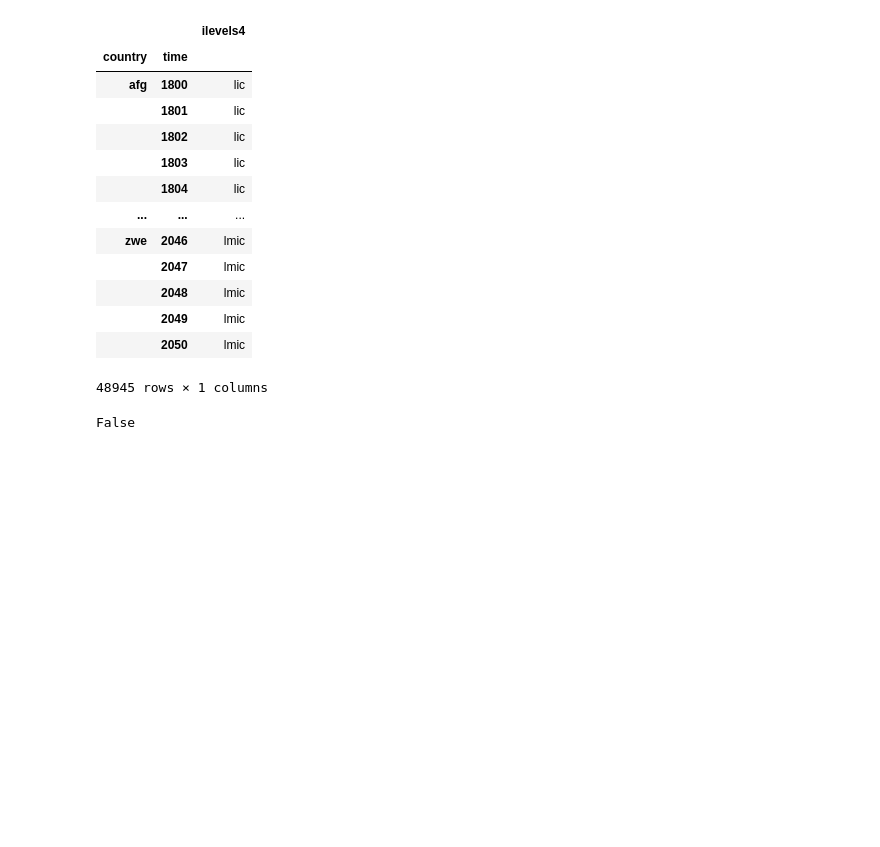
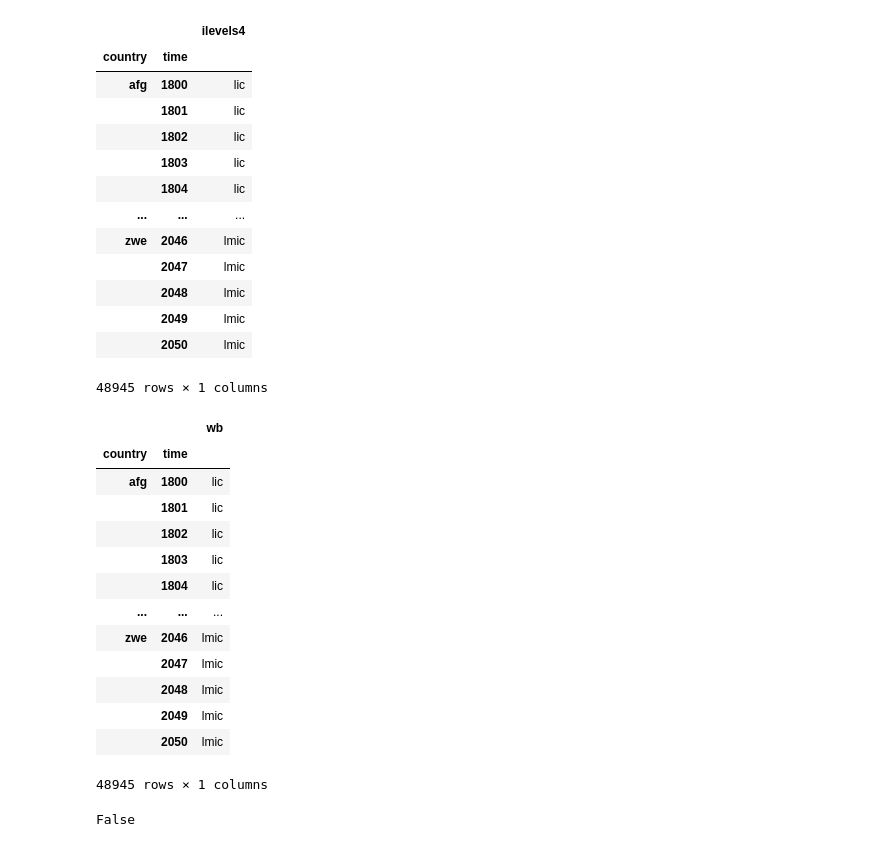
Before and after one commit to open-numbers/ddf--worldbank--povcalnet, a Jupyter notebook: etl/notebooks/poverty_population_for_income_groups.ipynb, the cells around one changed output. Saved outputs shown, nothing was run; the diff lists cells and outputs as text; code cells hidden in the pictures; blank space fills up the shorter version.

```diff
--- a/etl/notebooks/poverty_population_for_income_groups.ipynb
+++ b/etl/notebooks/poverty_population_for_income_groups.ipynb
@@ -21,3 +38,6 @@ ilevel4_wb['ilevels4_wb'] = ilevel4_wb['ilevels4_wb'].map(m2)
+# %%
+ilevel4_latest.columns = ['country', 'name', 'time', 'gm', 'wb']
+ilevel4_latest = ilevel4_latest.set_index(['country', 'time'])['wb']
 # %%
 ilevel4
 # %% [output]
@@ -50,3 +70,5 @@ ilevel4_wb
 | 6659 | zwe | 2019 | lmic |
 | 6660 | zwe | 2020 | lmic |
 6661 rows × 3 columns
+# %%
+ilevel4_latest = ilevel4_latest.map(m2)
@@ -53,3 +79,5 @@ ilevel4_wb
+# %%
+ilevel4_latest = ilevel4_latest.reset_index()
 # %%
 df = pd.read_csv('../../poverty_rates/ddf--datapoints--poverty_population--by--country--time--wb_level.csv')
 # %%
@@ -120,3 +148,22 @@ gm
 gm.to_csv('tmp_gm_2.csv')
 # %%
 grps = gm.copy()
+# %%
+grps = ilevel4_latest.set_index(['country', 'time']).copy()
+# %%
+grps
+# %% [output]
+|  |  | wb |
+| country | time |  |
+| afg | 1800 | lic |
+|  | 1801 | lic |
+|  | 1802 | lic |
+|  | 1803 | lic |
+|  | 1804 | lic |
+| ... | ... | ... |
+| zwe | 2046 | lmic |
+|  | 2047 | lmic |
+|  | 2048 | lmic |
+|  | 2049 | lmic |
+|  | 2050 | lmic |
+48945 rows × 1 columns
```
Also changed, not shown: parts of 5 cells of this notebook.
